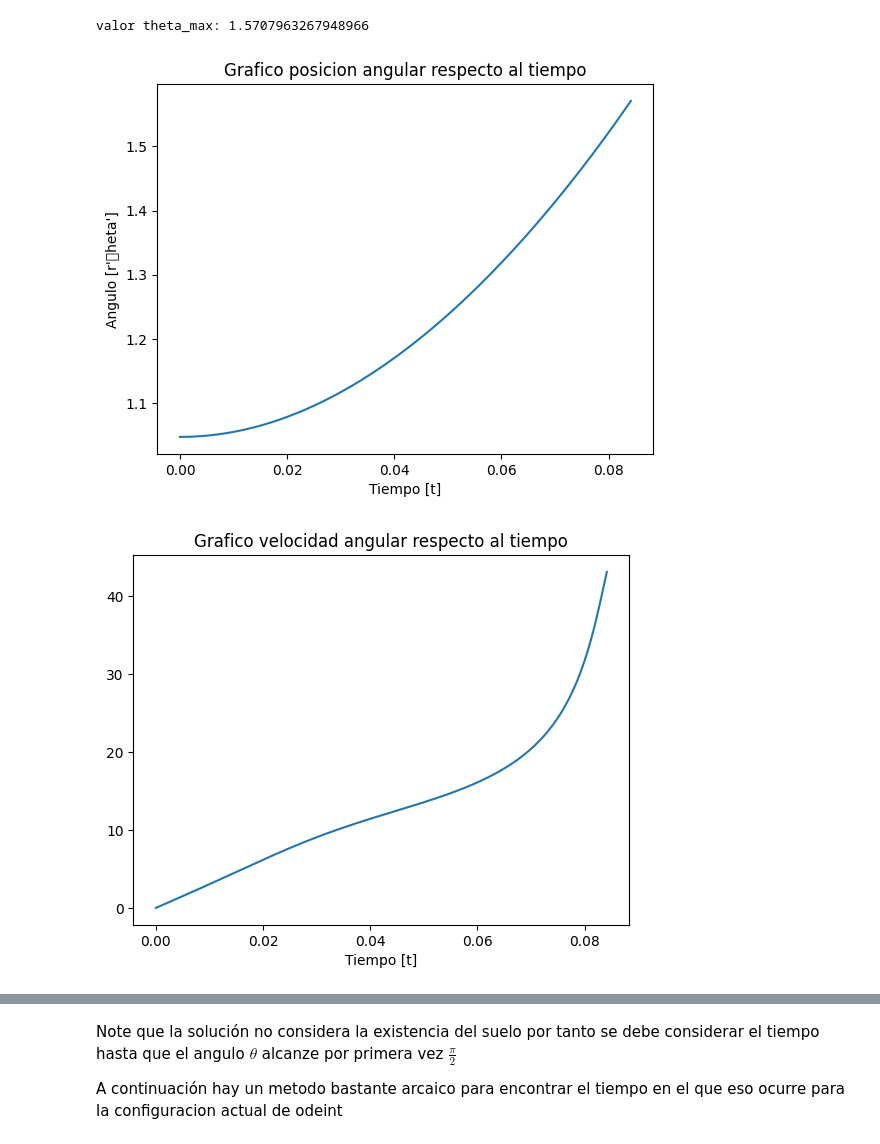
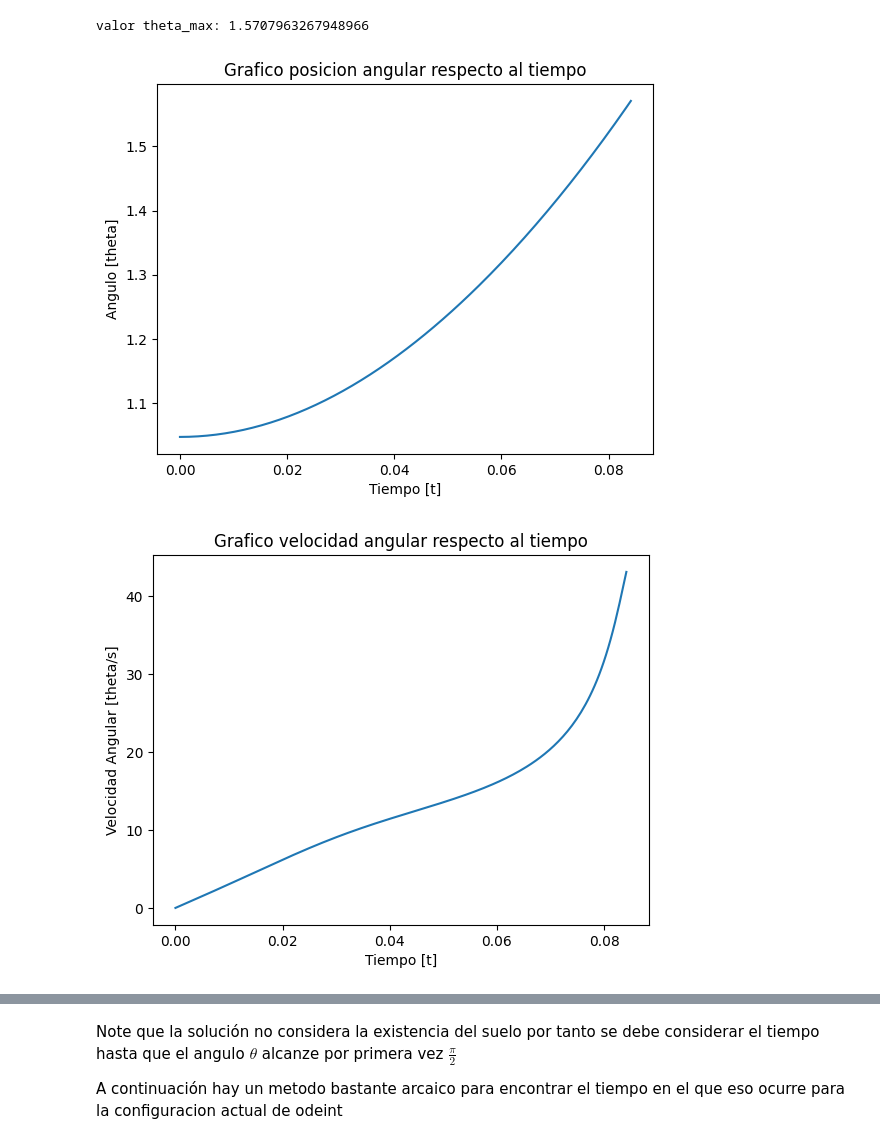
Before and after one commit to Another-DevX/Metodos-computacionales, a Jupyter notebook: parcial_final/ExamenFinal_2024_2-2.ipynb, the cells around one changed output, grey strips where cells are left out. Drawn from its saved outputs; the diff is of its cells as text; code cells hidden in the pictures.

```diff
--- a/parcial_final/ExamenFinal_2024_2-2.ipynb
+++ b/parcial_final/ExamenFinal_2024_2-2.ipynb
@@ -151,21 +151,23 @@ valor theta_max: 1.5707963267948966
 # %%
 
 plt.plot(t,theta_sol)
 plt.title("Grafico posicion angular respecto al tiempo")
 plt.xlabel("Tiempo [t]")
-plt.ylabel("Angulo [r'\theta']")
+plt.ylabel("Angulo [theta]")
 plt.show()
 
 plt.plot(t,theta_dot_sol)
 plt.title("Grafico velocidad angular respecto al tiempo")
 plt.xlabel("Tiempo [t]")
+plt.ylabel("Velocidad Angular [theta/s]")
 plt.show()
 
 plt.plot(t,theta_dot_2_sol)
 plt.title("Grafico aceleracion angular respecto al tiempo")
 plt.xlabel("Tiempo [t]")
+plt.ylabel("Aceleración Angular [theta/s^2]")
 plt.show(
 )
 # %% [output]
-[figure, old version]
+[figure, new version]
-[figure, old version]
+[figure, new version]
```
Also changed, not shown: parts of 1 cell of this notebook.
